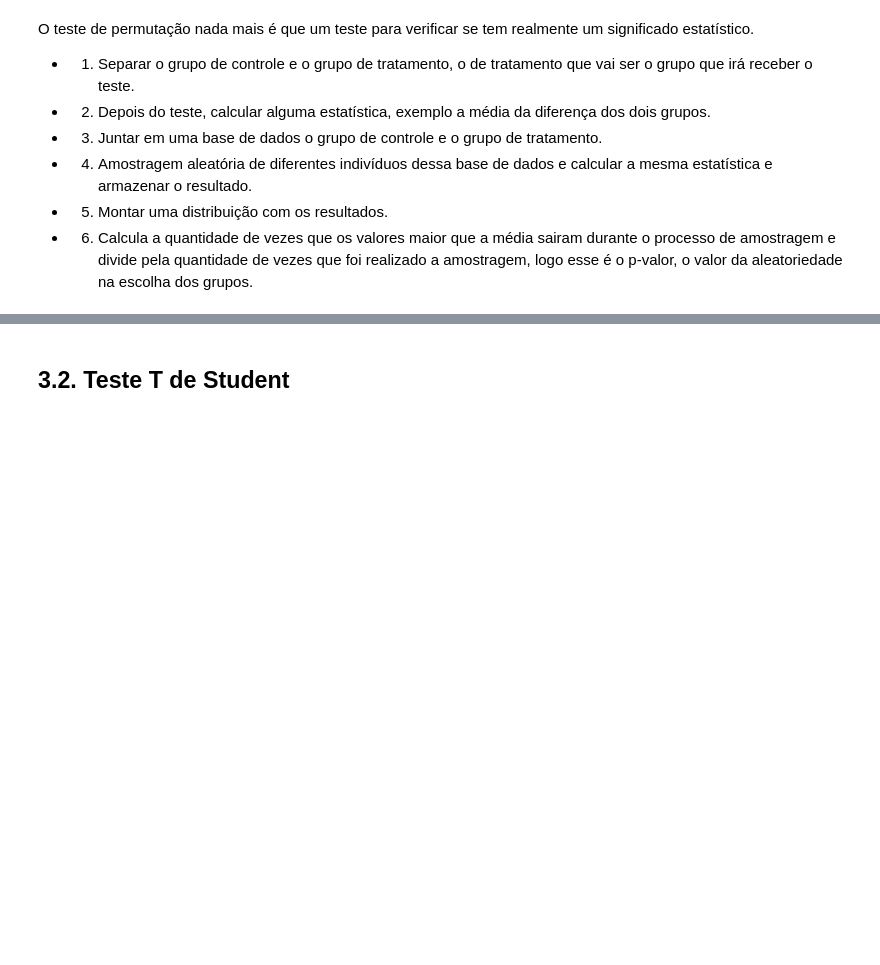
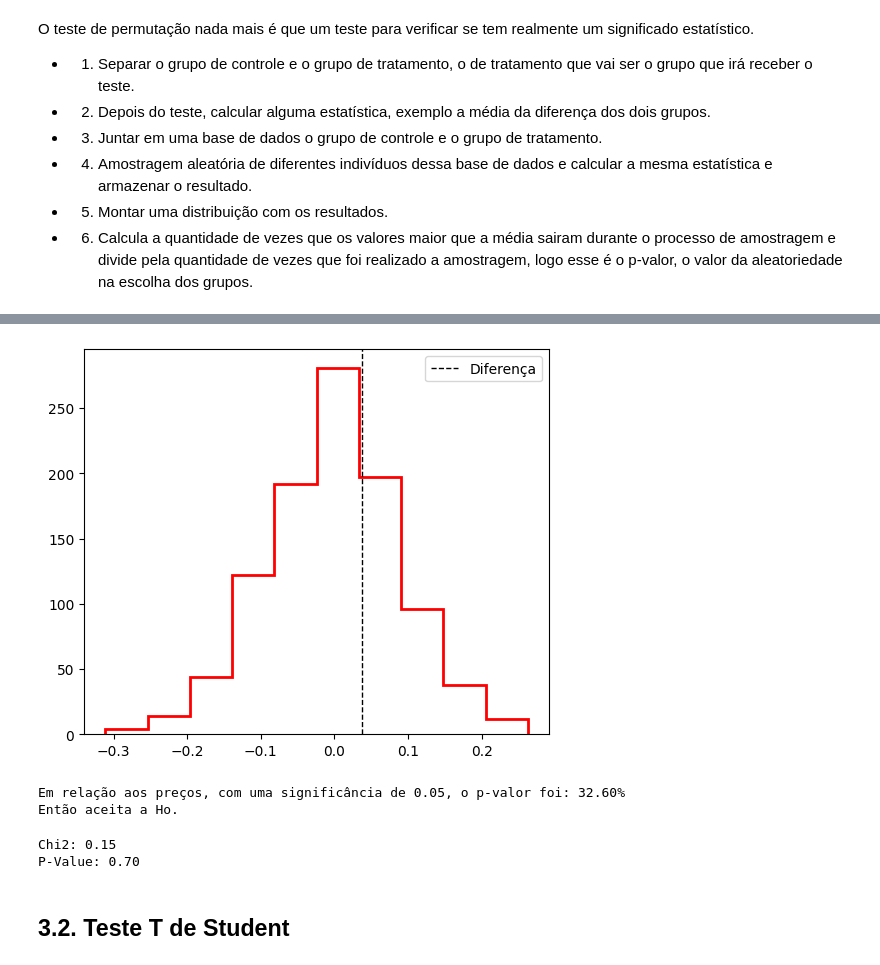
Before and after one commit to xGabrielR/Practical-Statistics-Book-Summary, a Jupyter notebook: notebooks/full_summary.ipynb, the cells around one changed output, grey strips where cells are left out. Saved outputs shown, nothing was run; the diff lists cells and outputs as text; code cells hidden in the pictures; blank space fills up the shorter version.

```diff
--- a/notebooks/full_summary.ipynb
+++ b/notebooks/full_summary.ipynb
@@ -604,16 +669,3 @@ using StatsBase
 # %%
-function permutation(x, n_a, n_b)
-    n = n_a + n_b
-    rand_b = sample(1:n, n_b)
-    rand_a = []
-    for i in 1:n
-       if i in rand_b
-        else
-            append!(rand_a, i)
-        end
-    end
-    rand_b = collect(Set(rand_b))
-    rand_a = collect(Set(rand_a))
-    return np.mean(df.Time[rand_b]) - np.mean(df.Time[rand_a])
-end;
 diff = [permutation( df.Time, 21, 15 ) for _ in 1:1000];
+p_valor = py"test"(diff, diff_mean);
@@ -630,0 +693,3 @@ ax.legend();
+# %%
+obs_diff = ((200/(23539+200)) - (182/(22406+182)))*100
+@printf "A diferença do Preço A e do Preço B é: %.3f%%" obs_diff
@@ -630,0 +706,7 @@ ax.legend();
+# %%
+a = append!(vec(zeros(1, (45945))), vec(ones(1, 382)));
+per = [(permutation( a, 23739, 22588 )*100) for _ in 1:1_000 ];
+# %%
+plot_permutation( per, obs_diff, "k", "r" );
+# %% [output]
+[figure, added]
@@ -631,3 +715,15 @@ ax.legend();
+# %%
+@printf "Em relação aos preços, com uma significância de 0.05, o p-valor foi: %.2f%%\nEntão aceita a Ho." p_valor*100
+# %% [output]
+Em relação aos preços, com uma significância de 0.05, o p-valor foi: 32.60%
+Então aceita a Ho.
+# %%
+# Outras formas
+chi2, p_value, df, _ = ss.chi2_contingency([[200, 23739 - 200], [182, 22588 - 182]])
+@printf "Chi2: %.2f\nP-Value: %.2f" chi2 p_value
+# %% [output]
+Chi2: 0.15
+P-Value: 0.70
 # %% [markdown]
 ## 3.2. Teste T de Student
 # %% [markdown]
```
Also changed, not shown: parts of 41 cells of this notebook, 3 other files.
